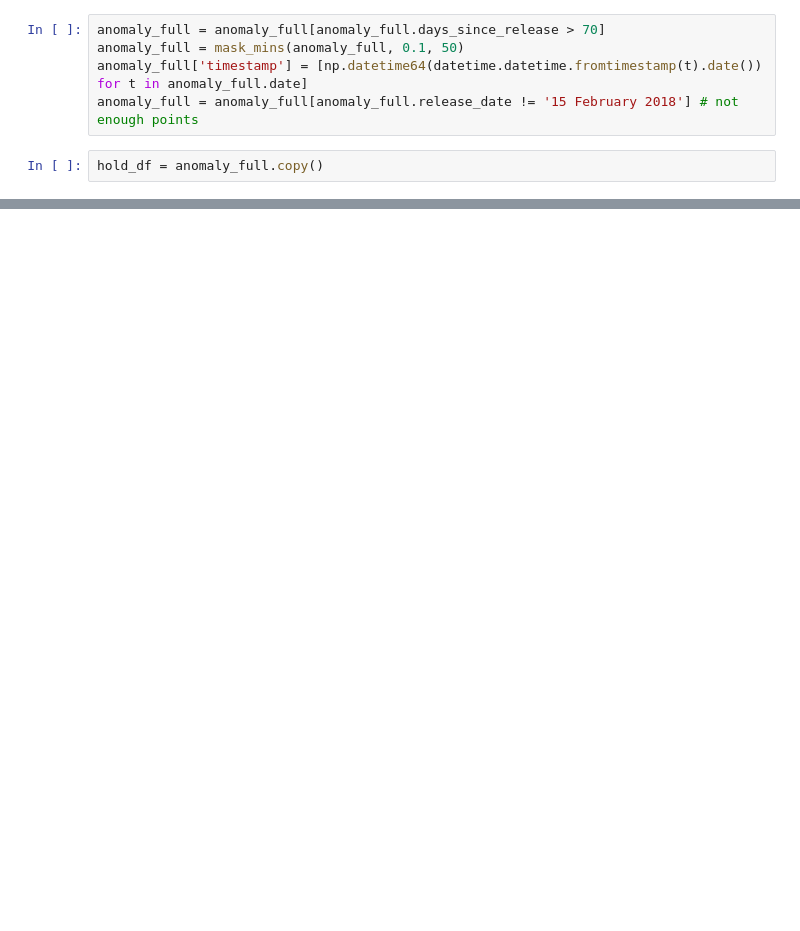
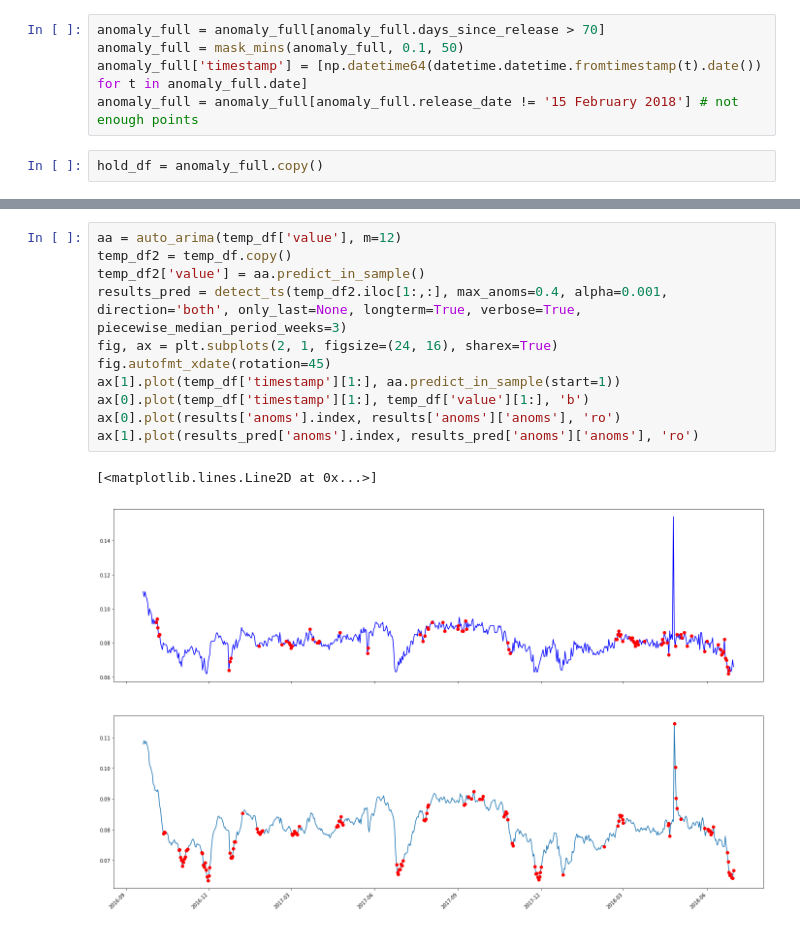
Before and after one commit to AkshayJ0shi/steam_anomaly_detection_capstone, a Jupyter notebook: dendrogram.ipynb, the cells around one changed output, grey strips where cells are left out. Drawn from its saved outputs; the diff is of its cells as text; blank space fills up the shorter version.

```diff
--- a/dendrogram.ipynb
+++ b/dendrogram.ipynb
@@ -456,0 +512,14 @@ anom_counter.most_common(20)
+# %%
+aa = auto_arima(temp_df['value'], m=12)
+temp_df2 = temp_df.copy()
+temp_df2['value'] = aa.predict_in_sample()
+results_pred = detect_ts(temp_df2.iloc[1:,:], max_anoms=0.4, alpha=0.001, direction='both', only_last=None, longterm=True, verbose=True, piecewise_median_period_weeks=3)
+fig, ax = plt.subplots(2, 1, figsize=(24, 16), sharex=True)
+fig.autofmt_xdate(rotation=45)
+ax[1].plot(temp_df['timestamp'][1:], aa.predict_in_sample(start=1))
+ax[0].plot(temp_df['timestamp'][1:], temp_df['value'][1:], 'b')
+ax[0].plot(results['anoms'].index, results['anoms']['anoms'], 'ro')
+ax[1].plot(results_pred['anoms'].index, results_pred['anoms']['anoms'], 'ro')
+# %% [output]
+[<matplotlib.lines.Line2D at 0x...>]
+[figure, added]
```
Also changed, not shown: parts of 13 cells of this notebook, 1 other file.
